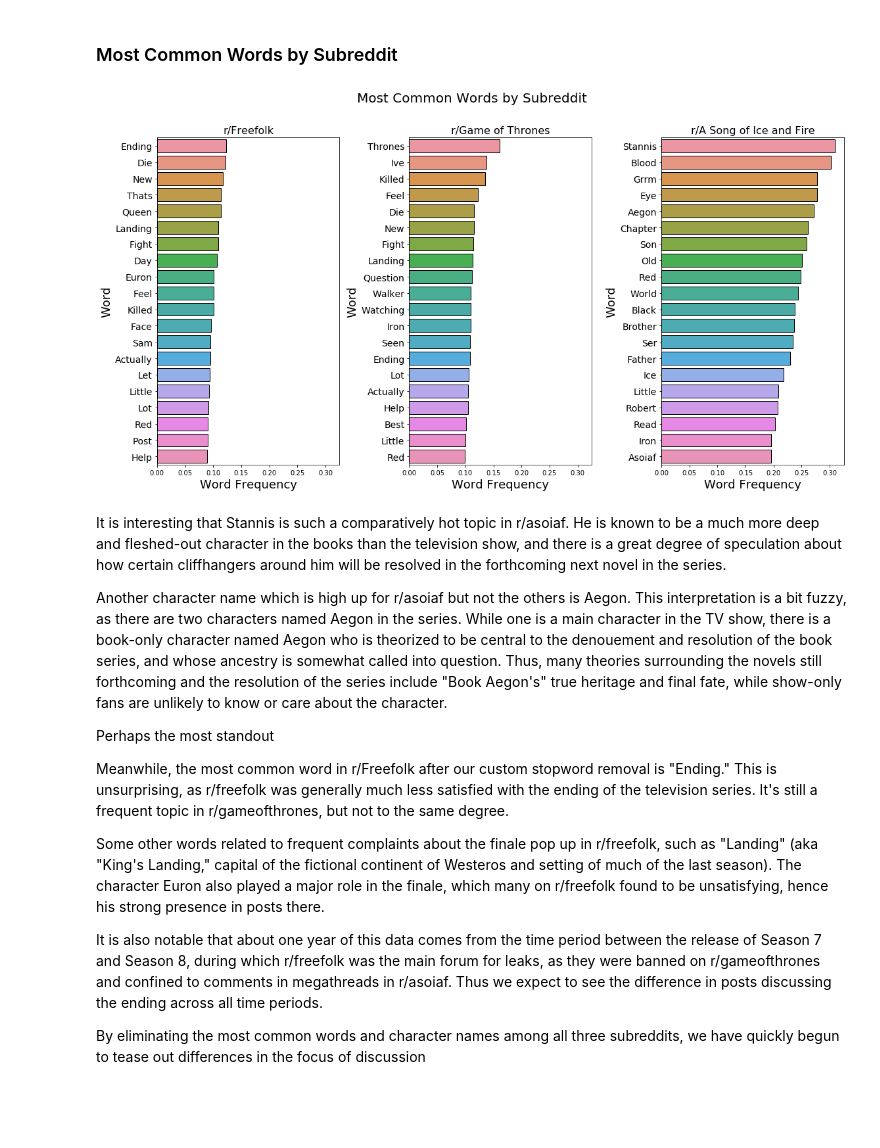
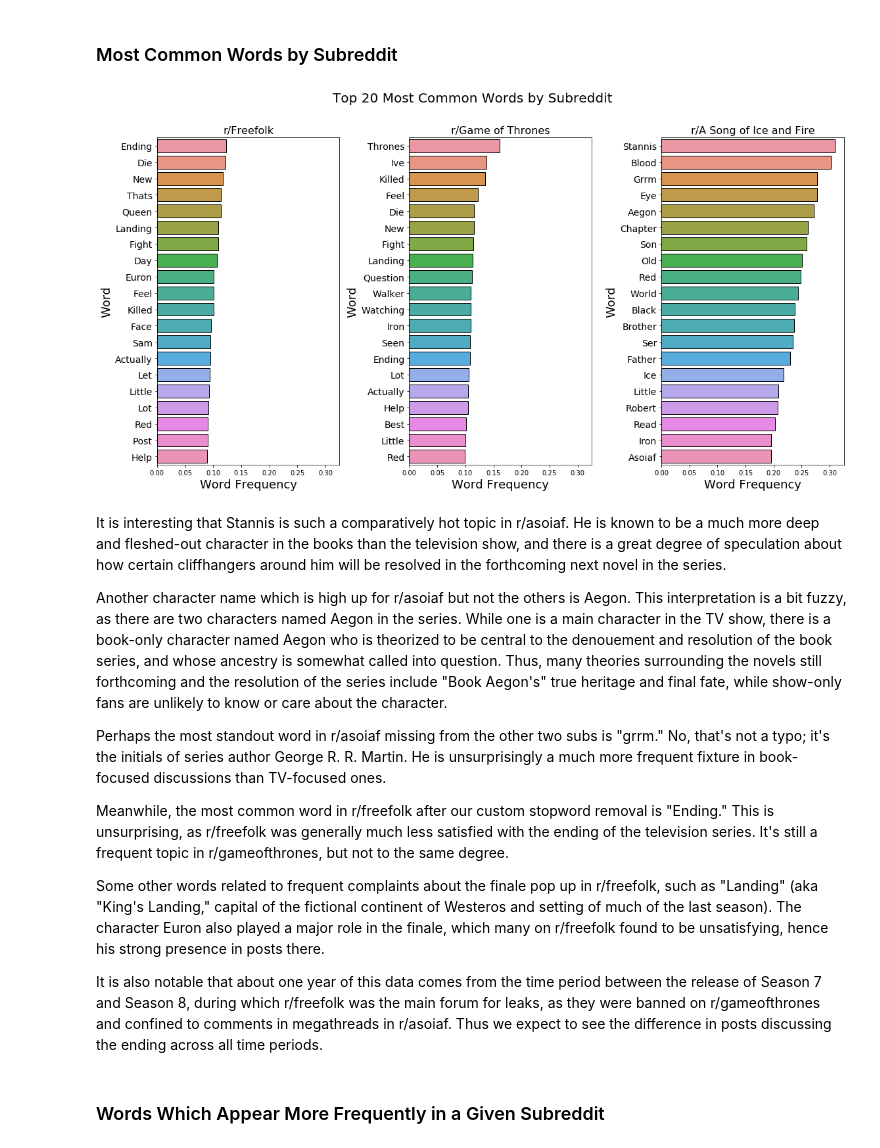
Before and after one commit to gwenrathgeber/subreddit_text_classification, a Jupyter notebook: code/EDA and Visualizations.ipynb, the cells around one changed output. Saved outputs shown, nothing was run; the diff lists cells and outputs as text; code cells hidden in the pictures; blank space fills up the shorter version.

Commit message:
visualizations and explanations

```diff
--- a/code/EDA and Visualizations.ipynb
+++ b/code/EDA and Visualizations.ipynb
@@ -79,30 +87,30 @@ most_common_asoiaf = asoiaf_pd.mean().sort_values(ascending=False)[0:100]
 # %%
 tables = [most_common_ff,most_common_got,most_common_asoiaf]
 titles = ['r/Freefolk','r/Game of Thrones','r/A Song of Ice and Fire']
 
 fig, ax = plt.subplots(1,3, sharex=True, figsize=(16,8))
 axs = ax.ravel()
-fig.suptitle('Most Common Words by Subreddit', fontsize=20, y=1.07)
+fig.suptitle('Top 20 Most Common Words by Subreddit', fontsize=20, y=1.07)
 for i, ax in enumerate(axs):
     plt.setp(ax.get_yticklabels(), fontsize=14)
     ax.set_title(titles[i], fontsize=16)
     ax.set_xlabel('Word Frequency', fontsize=18)
     ax.set_ylabel('Word', fontsize=18)
     sns.barplot(tables[i][0:20],tables[i].index.str.title()[0:20], orient='h',ax=ax, ec='k', linewidth=1)
 fig.tight_layout()
 # %% [output]
-[figure, old version]
+[figure, new version]
 # %% [markdown]
 It is interesting that Stannis is such a comparatively hot topic in r/asoiaf. He is known to be a much more deep and fleshed-out character in the books than the television show, and there is a great degree of speculation about how certain cliffhangers around him will be resolved in the forthcoming next novel in the series.
 
 Another character name which is high up for r/asoiaf but not the others is Aegon. This interpretation is a bit fuzzy, as there are two characters named Aegon in the series. While one is a main character in the TV show, there is a book-only character named Aegon who is theorized to be central to the denouement and resolution of the book series, and whose ancestry is somewhat called into question. Thus, many theories surrounding the novels still forthcoming and the resolution of the series include "Book Aegon's" true heritage and final fate, while show-only fans are unlikely to know or care about the character.
 
-Perhaps the most standout
+Perhaps the most standout word in r/asoiaf missing from the other two subs is "grrm." No, that's not a typo; it's the initials of series author George R. R. Martin. He is unsurprisingly a much more frequent fixture in book-focused discussions than TV-focused ones.
 
-Meanwhile, the most common word in r/Freefolk after our custom stopword removal is "Ending." This is unsurprising, as r/freefolk was generally much less satisfied with the ending of the television series. It's still a frequent topic in r/gameofthrones, but not to the same degree.
+Meanwhile, the most common word in r/freefolk after our custom stopword removal is "Ending." This is unsurprising, as r/freefolk was generally much less satisfied with the ending of the television series. It's still a frequent topic in r/gameofthrones, but not to the same degree.
 
 Some other words related to frequent complaints about the finale pop up in r/freefolk, such as "Landing" (aka "King's Landing," capital of the fictional continent of Westeros and setting of much of the last season). The character Euron also played a major role in the finale, which many on r/freefolk found to be unsatisfying, hence his strong presence in posts there.
 
 It is also notable that about one year of this data comes from the time period between the release of Season 7 and Season 8, during which r/freefolk was the main forum for leaks, as they were banned on r/gameofthrones and confined to comments in megathreads in r/asoiaf. Thus we expect to see the difference in posts discussing the ending across all time periods.
-
-By eliminating the most common words and character names among all three subreddits, we have quickly begun to tease out differences in the focus of discussion
+# %% [markdown]
+### Words Which Appear More Frequently in a Given Subreddit
```
Also changed, not shown: parts of 12 cells of this notebook, 1 other file.
